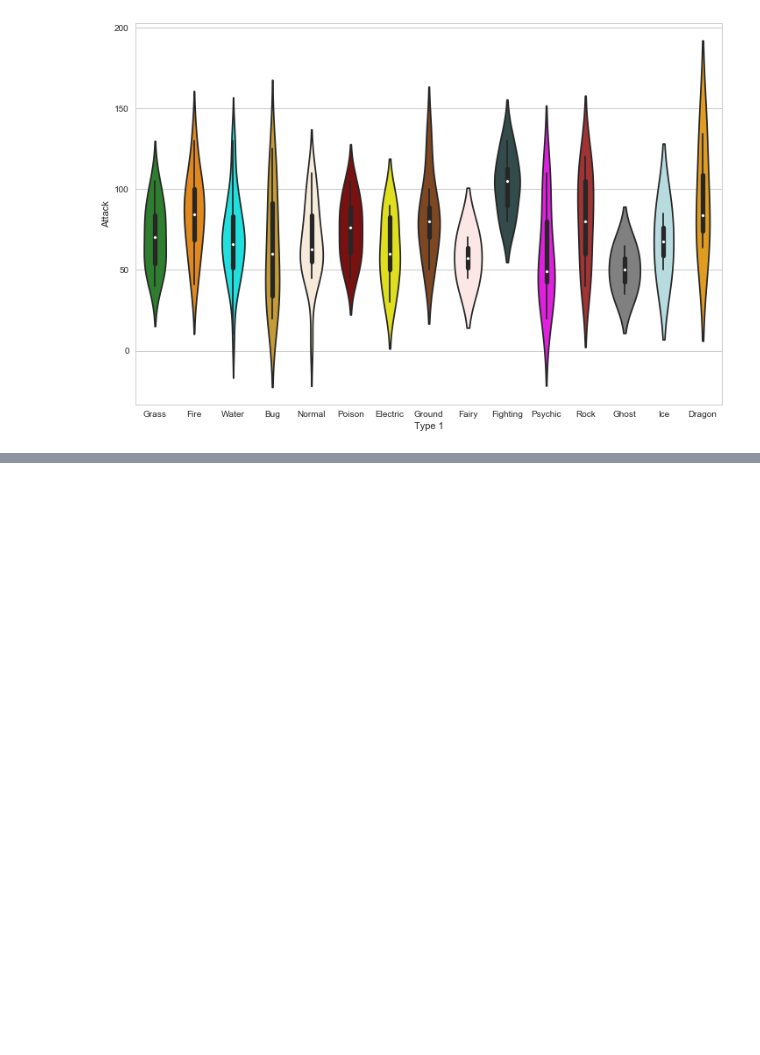
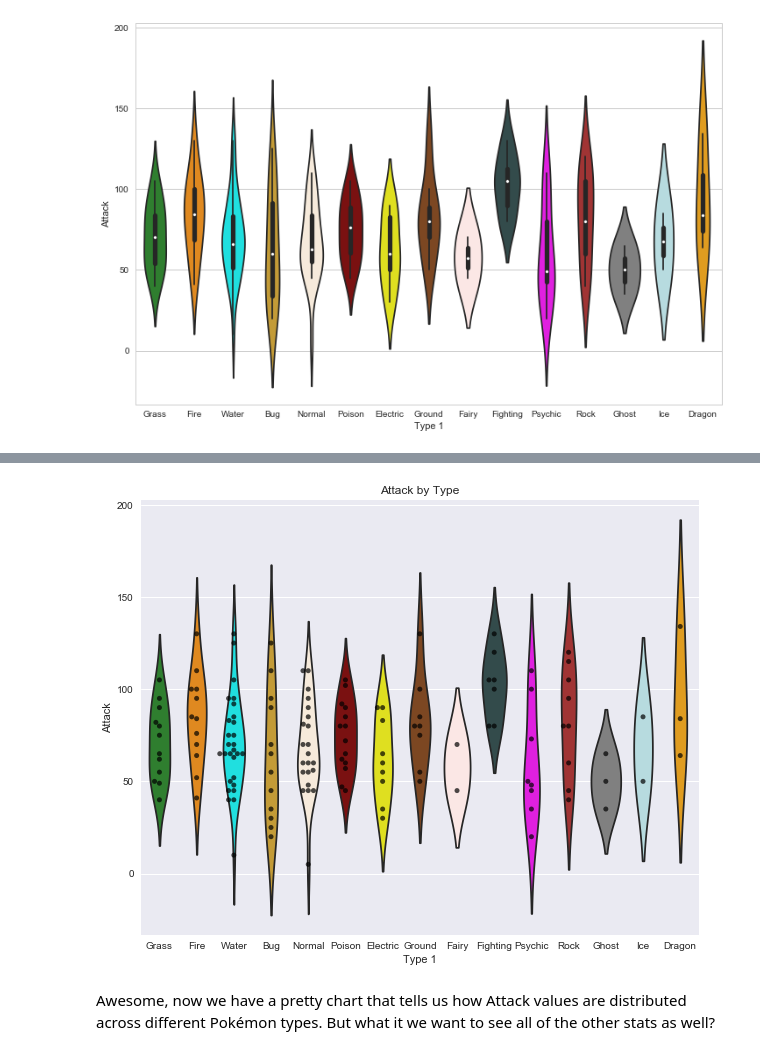
Before and after one commit to jeswingeorge/Learning-seaborn, a Jupyter notebook: Learning_seaborn-1.ipynb, the cells around one changed output, grey strips where cells are left out. Cells and saved outputs as stored; diff of their text form; code cells hidden in the pictures; blank space fills up the shorter version.

```diff
--- a/Learning_seaborn-1.ipynb
+++ b/Learning_seaborn-1.ipynb
@@ -201,0 +228,20 @@ plt.savefig("Palette_mine.png", dpi=400)
+# %%
+# Create plot
+sns.violinplot(x='Type 1',
+              y='Attack',
+              data=df,
+              inner=None,  # Remove the bars
+              palette=new_colors);
+
+sns.swarmplot(x='Type 1',
+             y='Attack',
+             data = df,
+             color='k', # Make points black
+             alpha=0.7); # Make points slightly transparent
+
+# Set title with matplotlib
+plt.title('Attack by Type');
+# %% [output]
+[figure, added]
+# %% [markdown]
+Awesome, now we have a pretty chart that tells us how Attack values are distributed across different Pokémon types. But what it we want to see all of the other stats as well?
```
Also changed, not shown: parts of 49 cells of this notebook.
